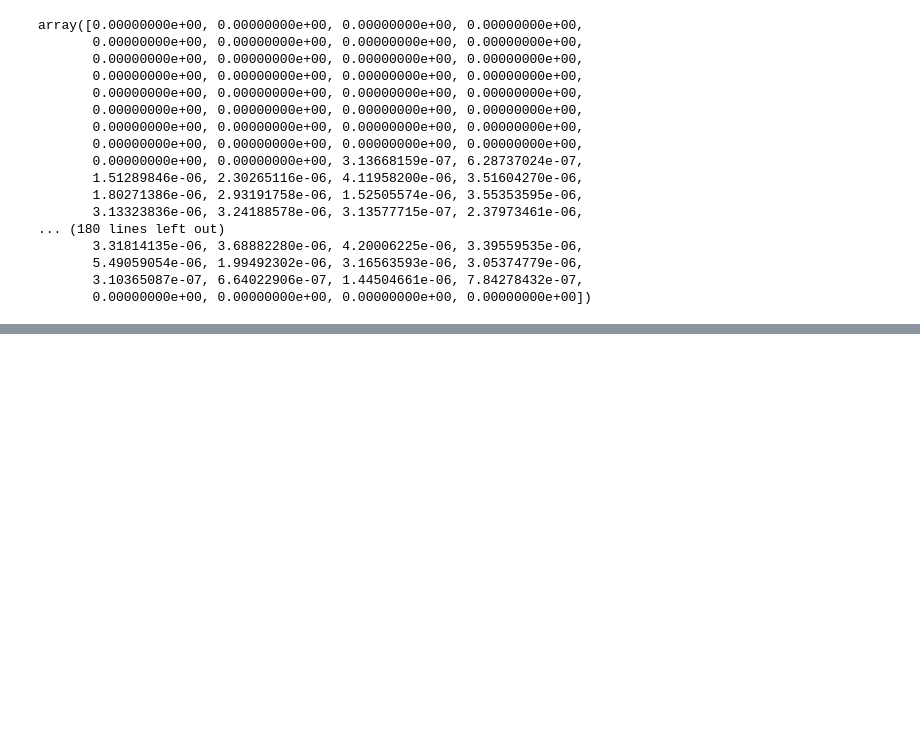
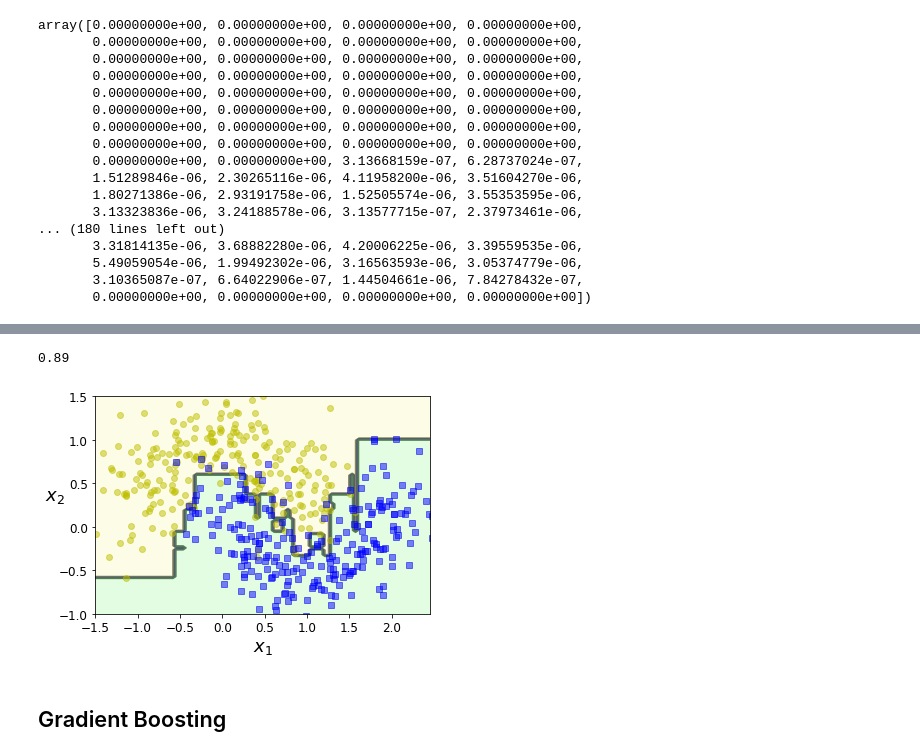
Before and after one commit to sankalptambe/random-forests, a Jupyter notebook: random_forests.ipynb, the cells around one changed output, grey strips where cells are left out. Drawn from its saved outputs; the diff is of its cells as text; code cells hidden in the pictures; blank space fills up the shorter version.

```diff
--- a/random_forests.ipynb
+++ b/random_forests.ipynb
@@ -277,0 +296,21 @@ IndentationError: unexpected indent (<ipython-input-111-26ff4be56e95>, line 3)
+# %%
+from sklearn.ensemble import AdaBoostClassifier
+
+# 200 decision stumps. A decision stump is a Decision Tree with max_depth=1.
+ada_clf = AdaBoostClassifier(
+            DecisionTreeClassifier(max_depth=1), n_estimators=200, algorithm='SAMME.R', learning_rate=0.5
+        )
+
+ada_clf.fit(X_train, y_train)
+
+y_ada_pred = ada_clf.predict(X_test)
+
+accuracy_score(y_test, y_ada_pred)
+# %% [output]
+0.89
+# %%
+plot_decision_boundary(ada_clf, X, y)
+# %% [output]
+[figure, added]
+# %% [markdown]
+## Gradient Boosting
```
Also changed, not shown: parts of 5 cells of this notebook.
